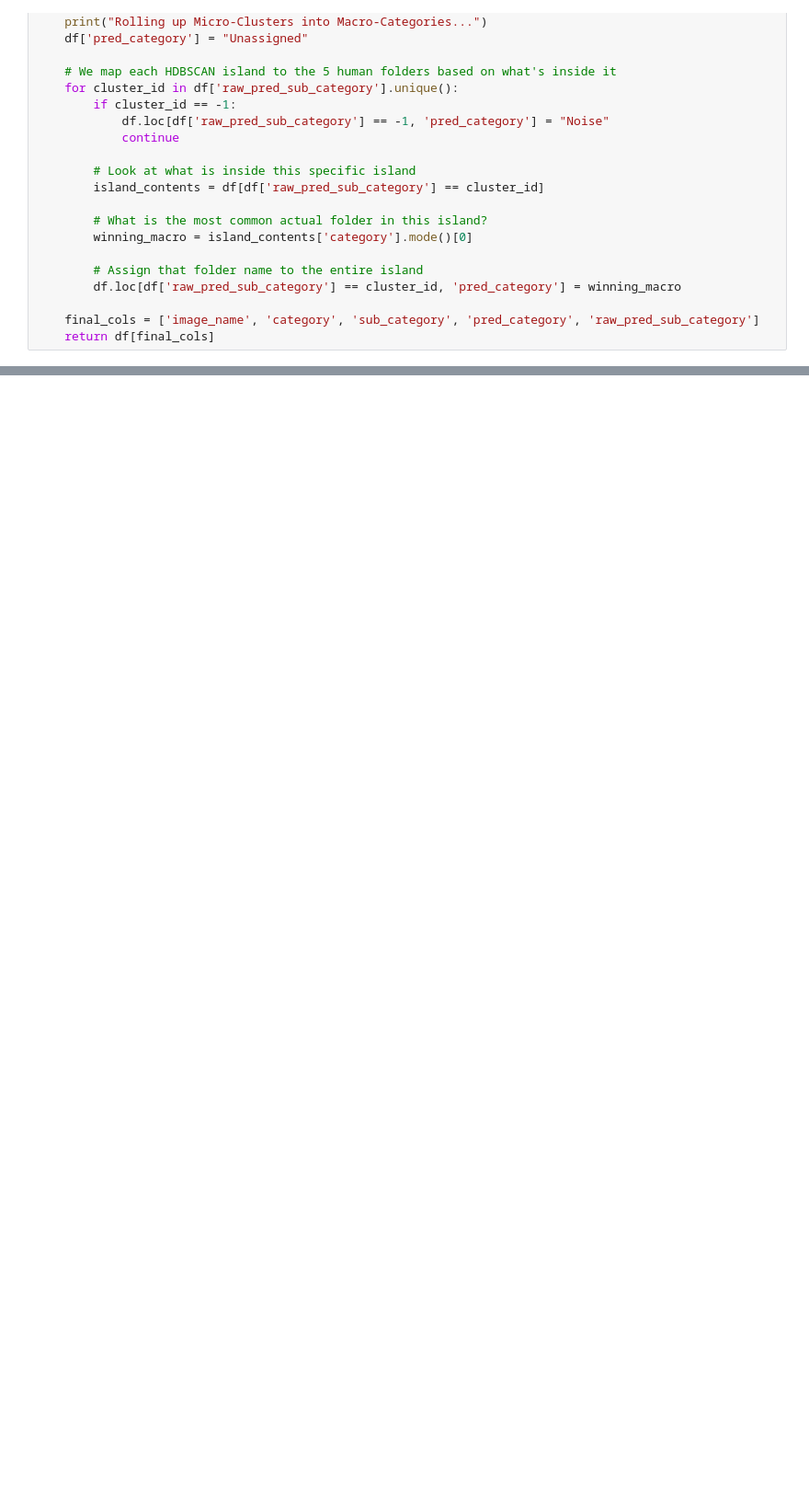
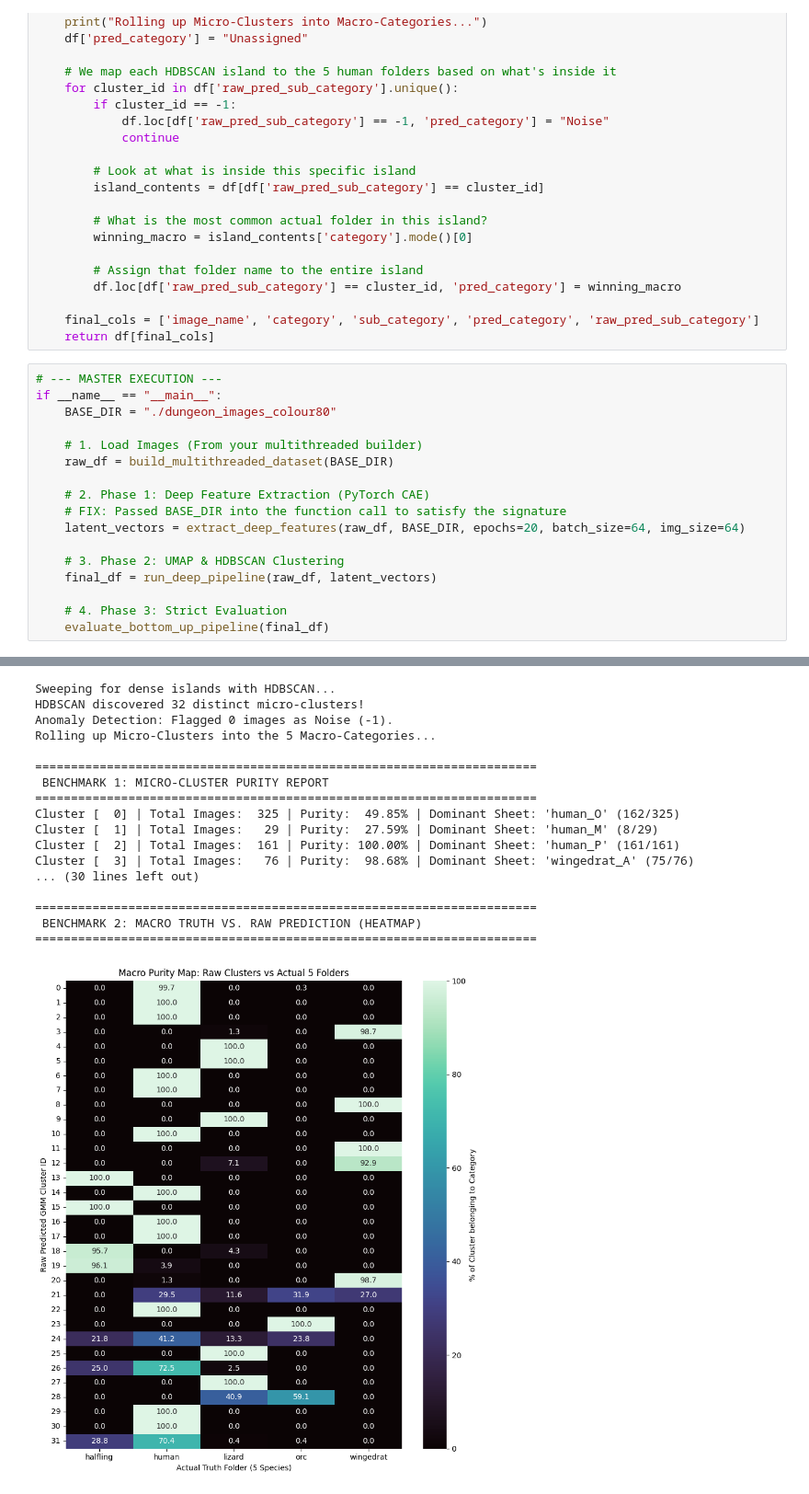
Before and after one commit to peeyushkumarmisra/Anomally_detection_using_unsupervised_learning, a Jupyter notebook: USL.ipynb, the cells around one changed output, grey strips where cells are left out. Shown at 92% size. Drawn from its saved outputs; the diff is of its cells as text; blank space fills up the shorter version.

```diff
--- a/USL.ipynb
+++ b/USL.ipynb
@@ -595,3 +509,21 @@ def run_deep_pipeline(df, latent_features):
 
     final_cols = ['image_name', 'category', 'sub_category', 'pred_category', 'raw_pred_sub_category']
     return df[final_cols]
+# %%
+# --- MASTER EXECUTION ---
+if __name__ == "__main__":
+    BASE_DIR = "./dungeon_images_colour80"
+
+    # 1. Load Images (From your multithreaded builder)
+    raw_df = build_multithreaded_dataset(BASE_DIR)
+
+    # 2. Phase 1: Deep Feature Extraction (PyTorch CAE)
+    # FIX: Passed BASE_DIR into the function call to satisfy the signature
+    latent_vectors = extract_deep_features(raw_df, BASE_DIR, epochs=20, batch_size=64, img_size=64)
+
+    # 3. Phase 2: UMAP & HDBSCAN Clustering
+    final_df = run_deep_pipeline(raw_df, latent_vectors)
+
+    # 4. Phase 3: Strict Evaluation
+    evaluate_bottom_up_pipeline(final_df)
+# %% [output]
@@ -597,0 +550,18 @@ def run_deep_pipeline(df, latent_features):
+Sweeping for dense islands with HDBSCAN...
+HDBSCAN discovered 32 distinct micro-clusters!
+Anomaly Detection: Flagged 0 images as Noise (-1).
+Rolling up Micro-Clusters into the 5 Macro-Categories...
+
+======================================================================
+ BENCHMARK 1: MICRO-CLUSTER PURITY REPORT
+======================================================================
+Cluster [  0] | Total Images:  325 | Purity:  49.85% | Dominant Sheet: 'human_O' (162/325)
+Cluster [  1] | Total Images:   29 | Purity:  27.59% | Dominant Sheet: 'human_M' (8/29)
+Cluster [  2] | Total Images:  161 | Purity: 100.00% | Dominant Sheet: 'human_P' (161/161)
+Cluster [  3] | Total Images:   76 | Purity:  98.68% | Dominant Sheet: 'wingedrat_A' (75/76)
+... (30 lines left out)
+
+======================================================================
+ BENCHMARK 2: MACRO TRUTH VS. RAW PREDICTION (HEATMAP)
+======================================================================
+[figure, added]
```
Also changed, not shown: parts of 6 cells of this notebook.
